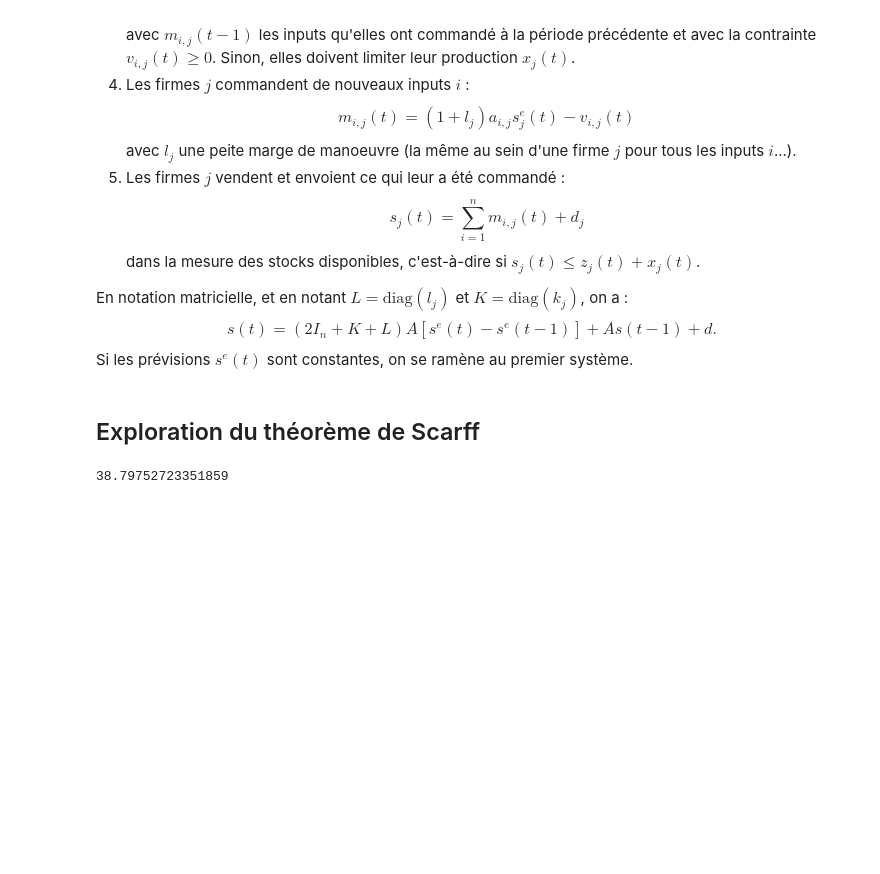
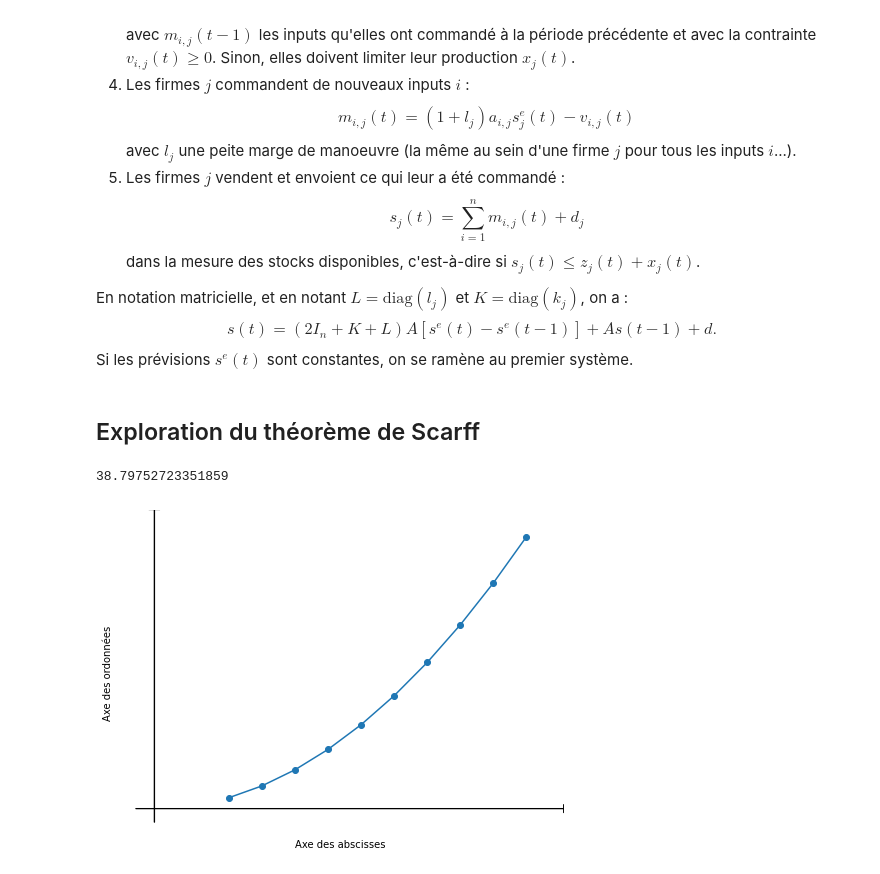
Before and after one commit to miche-quiche/Shiozawa-Morioka_model, a Jupyter notebook: Modèles de Shiozawa-Morioka.ipynb, the cells around one changed output. Cells and saved outputs as stored; diff of their text form; code cells hidden in the pictures; blank space fills up the shorter version.

```diff
--- a/Modèles de Shiozawa-Morioka.ipynb
+++ b/Modèles de Shiozawa-Morioka.ipynb
@@ -119,3 +118,41 @@ y_target = (1+k)mu # resultat de Scarff
 x[t] = max(y_target - z[t],0)
 # %% [output]
 38.79752723351859
+# %%
+import matplotlib.pyplot as plt
+import numpy as np
+
+# Créer le graphique et les axes
+fig, ax = plt.subplots(figsize=(8, 6))
+
+# Dessiner les axes avec flèches
+ax.arrow(-0.05, 0, 1.15, 0, head_width=0.03, head_length=0.05, fc='black', ec='black')
+ax.arrow(0, -0.05, 0, 1.15, head_width=0.03, head_length=0.05, fc='black', ec='black')
+
+# Masquer les axes par défaut
+ax.spines['left'].set_color('none')
+ax.spines['bottom'].set_color('none')
+ax.spines['right'].set_color('none')
+ax.spines['top'].set_color('none')
+
+# Supprimer les graduations
+ax.set_xticks([])
+ax.set_yticks([])
+
+# Définir les limites des axes
+ax.set_xlim(-0.1, 1.1)
+ax.set_ylim(-0.1, 1.1)
+
+# Tracer des données factices
+x = np.linspace(0.2, 1, 10)
+y = x ** 2
+ax.plot(x, y, marker='o', label='Données')
+
+# Ajouter des étiquettes aux axes dessinés
+ax.set_xlabel("Axe des abscisses")
+ax.set_ylabel("Axe des ordonnées")
+
+# Afficher le graphique
+plt.show()
+# %% [output]
+[figure, added]
```
Also changed, not shown: parts of 3 cells of this notebook.
